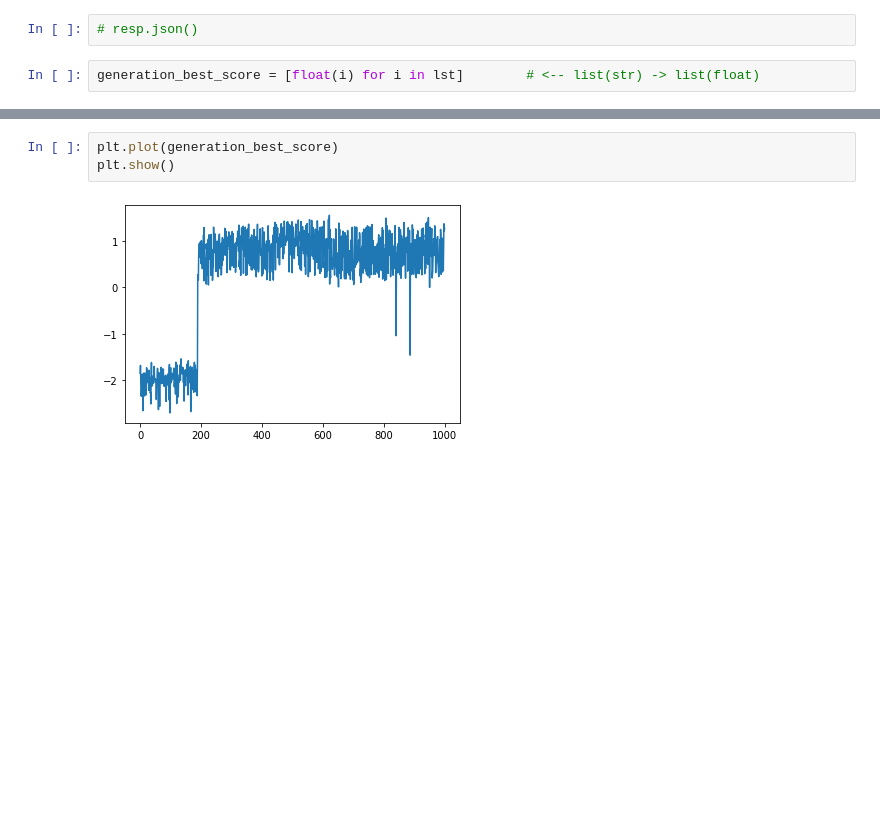
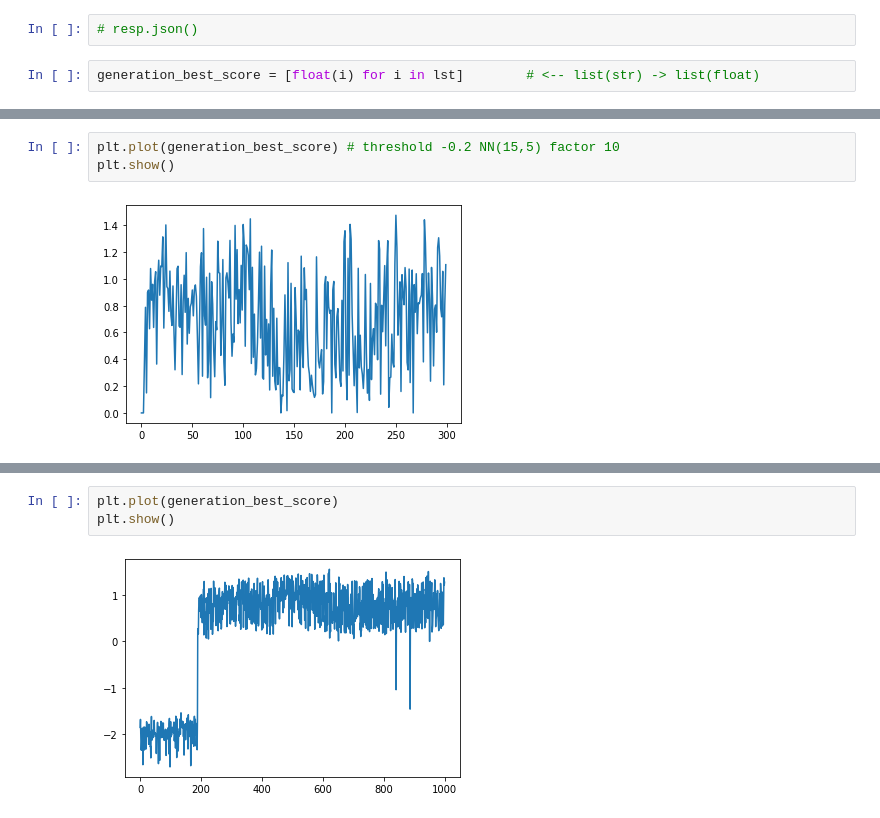
Before and after one commit to JoDeMiro/SACI2022, a Jupyter notebook: Driver.ipynb, the cells around one changed output, grey strips where cells are left out. Drawn from its saved outputs; the diff is of its cells as text; blank space fills up the shorter version.

```diff
--- a/Driver.ipynb
+++ b/Driver.ipynb
@@ -293,0 +299,5 @@ generation_best_score = [float(i) for i in lst]        # <-- list(str) -> list(f
+# %%
+plt.plot(generation_best_score) # threshold -0.2 NN(15,5) factor 10
+plt.show()
+# %% [output]
+[figure, added]
```
Also changed, not shown: parts of 5 cells of this notebook.
